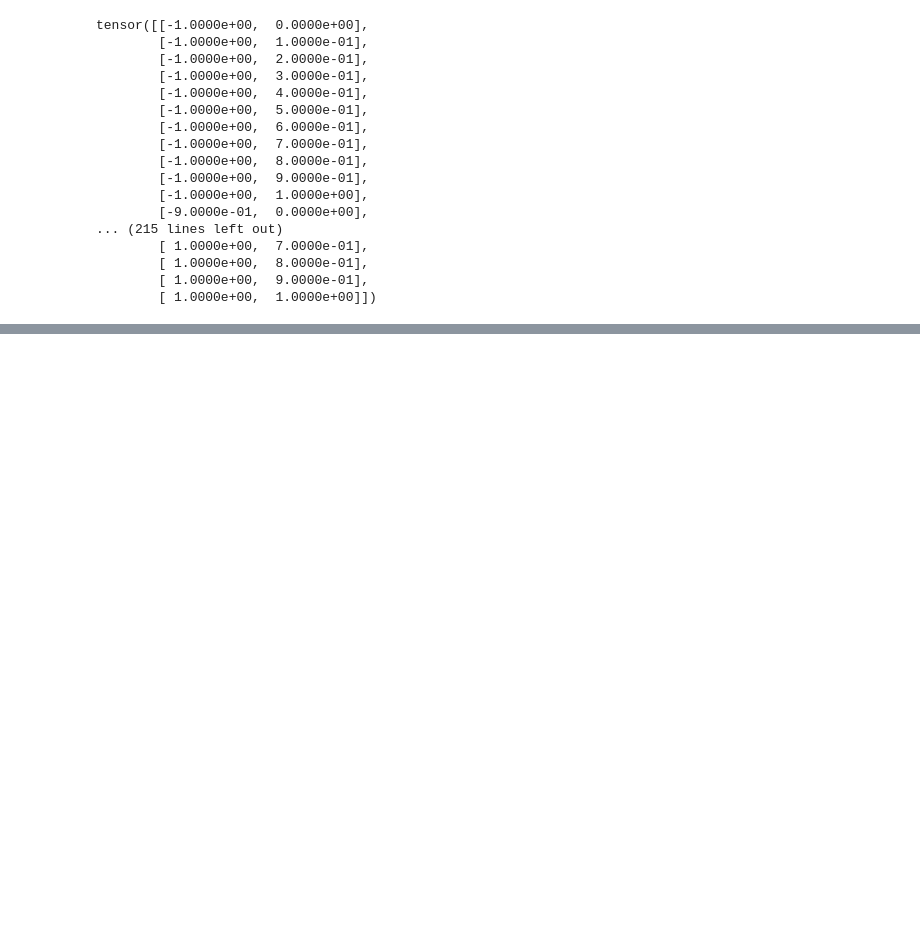
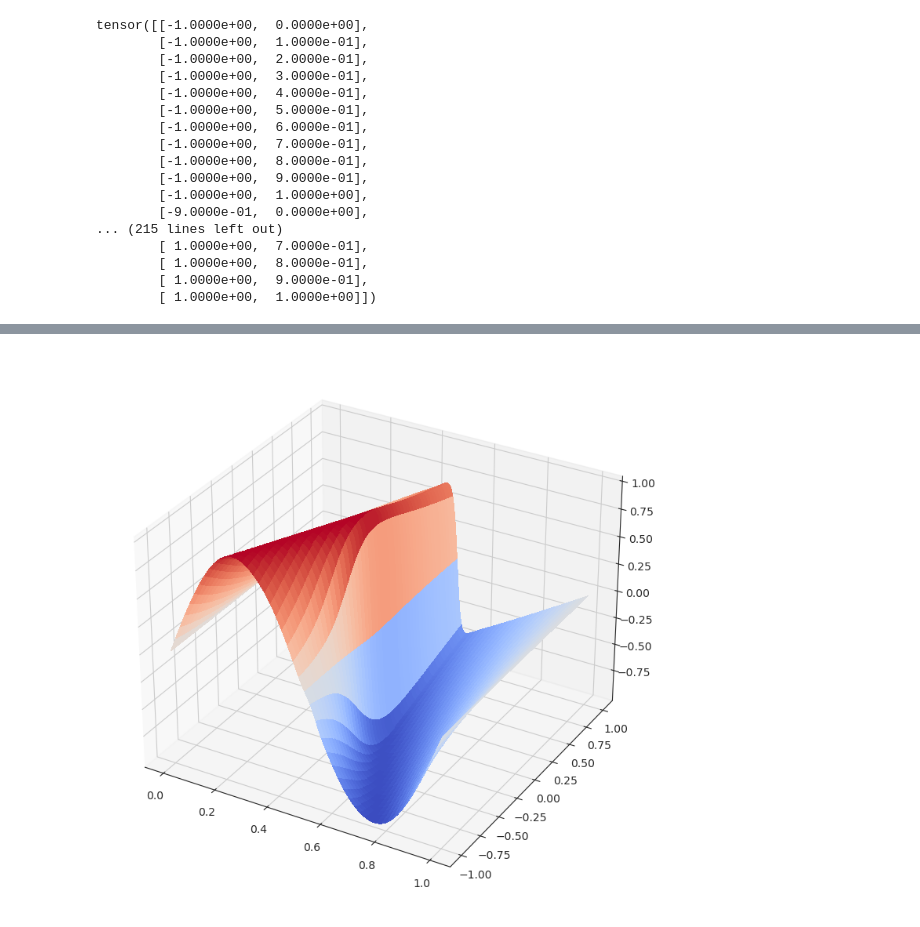
Before and after one commit to Esterci/pin_course, a Jupyter notebook: pinn_burguers_equation.ipynb, the cells around one changed output, grey strips where cells are left out. Drawn from its saved outputs; the diff is of its cells as text; code cells hidden in the pictures; blank space fills up the shorter version.

```diff
--- a/pinn_burguers_equation.ipynb
+++ b/pinn_burguers_equation.ipynb
@@ -100,0 +220,20 @@ class Net:
+# %%
+h = 0.01
+k = 0.01
+
+x = torch.arange(-1,1,h)
+t = torch.arange(0,1,k)
+
+X = torch.stack(torch.meshgrid(x,t)).reshape(2,-1).T
+X = X.to(net.X.device)
+# %%
+model = net.model
+
+model.eval()
+with torch.no_grad():
+    y_pred = model(X)
+    y_pred = y_pred.reshape(len(x),len(t)).cpu().numpy()
+# %%
+sns.set_style("white")
+plt.figure(figsize=(5,3),dpi=3000)
+sns.heatmap(y_pred,cmap="jet")
@@ -100,0 +243,26 @@ class Net:
+# %%
+from matplotlib import cm
+from matplotlib.ticker import LinearLocator
+
+fig, ax = plt.subplots(subplot_kw={"projection": "3d"})
+
+fig.set_figwidth(16)
+fig.set_figheight(9)
+
+x = np.linspace(-1, 1 ,100, endpoint=True)
+t = np.linspace(0, 1 ,200, endpoint=True)
+
+X, Y = np.meshgrid(t,x)
+
+# Plot the surface.
+surf = ax.plot_surface(X, Y, y_pred.T, cmap=cm.coolwarm,
+                       linewidth=0, antialiased=False)
+
+
+fig.xlabel = "x"
+fig.ylabel = "time"
+fig.zlabel = "temperature"
+
+plt.show()
+# %% [output]
+[figure, added]
```
Also changed, not shown: parts of 4 cells of this notebook, 2 other files.
